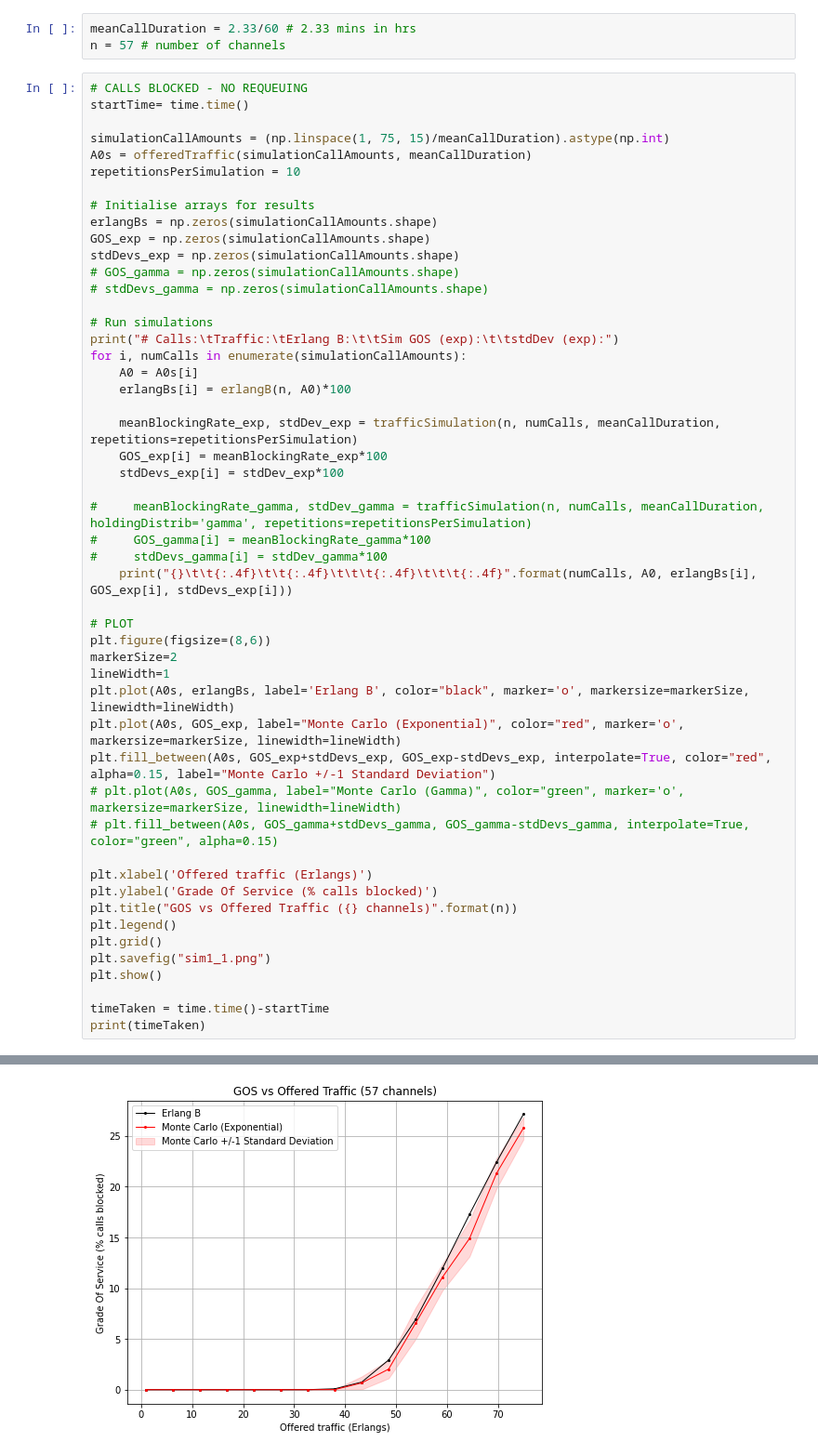
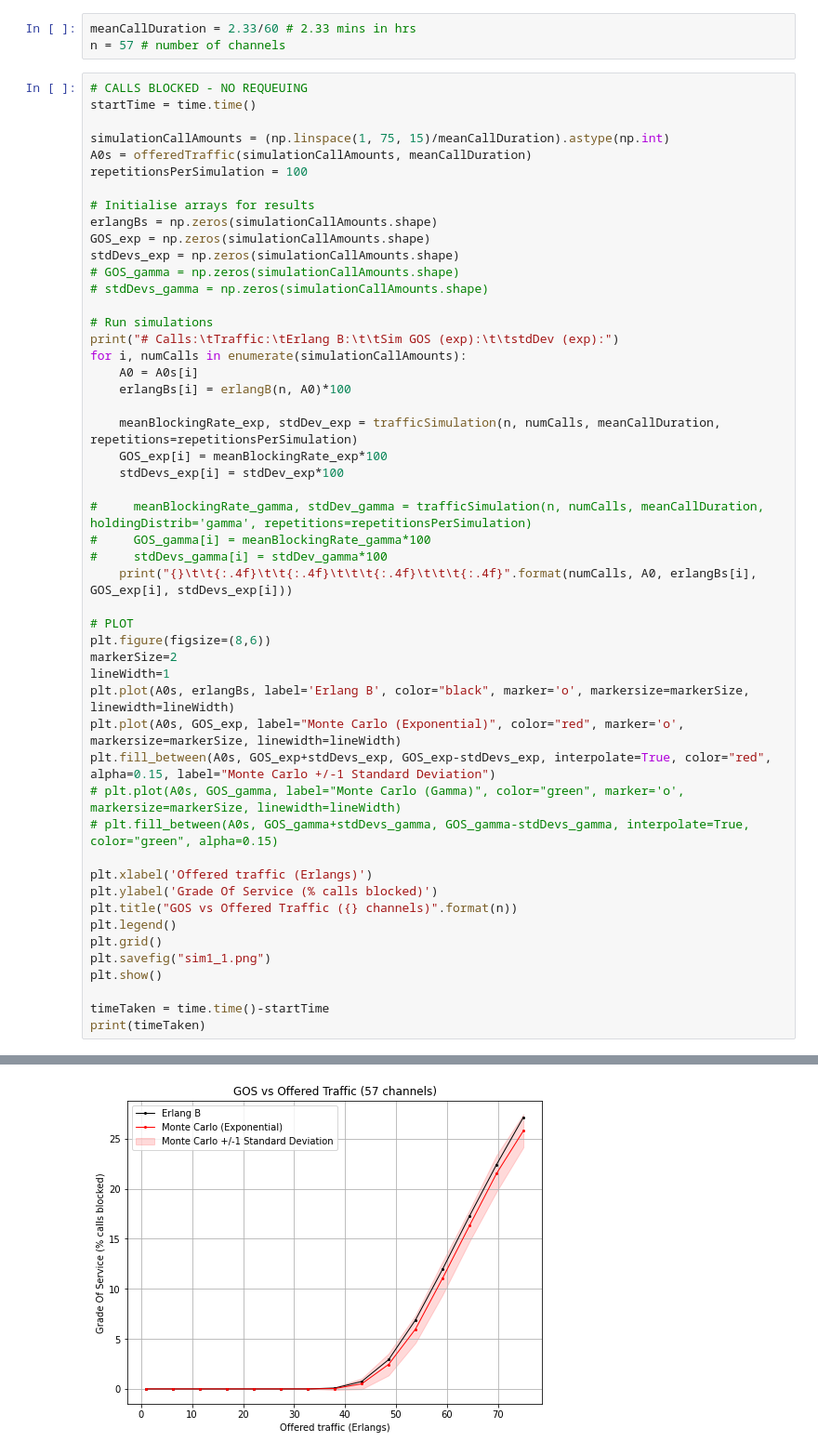
Before and after one commit to Paul-Kielty/Erlang_accuracy_MonteCarlo_simulations, a Jupyter notebook: erlang_b.ipynb, the cells around one changed output, grey strips where cells are left out. Shown at 93% size. Cells and saved outputs as stored; diff of their text form.

```diff
--- a/erlang_b.ipynb
+++ b/erlang_b.ipynb
@@ -231,11 +162,11 @@ meanCallDuration = 2.33/60 # 2.33 mins in hrs
 n = 57 # number of channels
 # %%
 # CALLS BLOCKED - NO REQUEUING
-startTime= time.time()
+startTime = time.time()
 
 simulationCallAmounts = (np.linspace(1, 75, 15)/meanCallDuration).astype(np.int)
 A0s = offeredTraffic(simulationCallAmounts, meanCallDuration)
-repetitionsPerSimulation = 10
+repetitionsPerSimulation = 100
 
 # Initialise arrays for results
 erlangBs = np.zeros(simulationCallAmounts.shape)
@@ -299 +230 @@ print(timeTaken)
-[figure, old version]
+[figure, new version]
```
Also changed, not shown: parts of 12 cells of this notebook.
